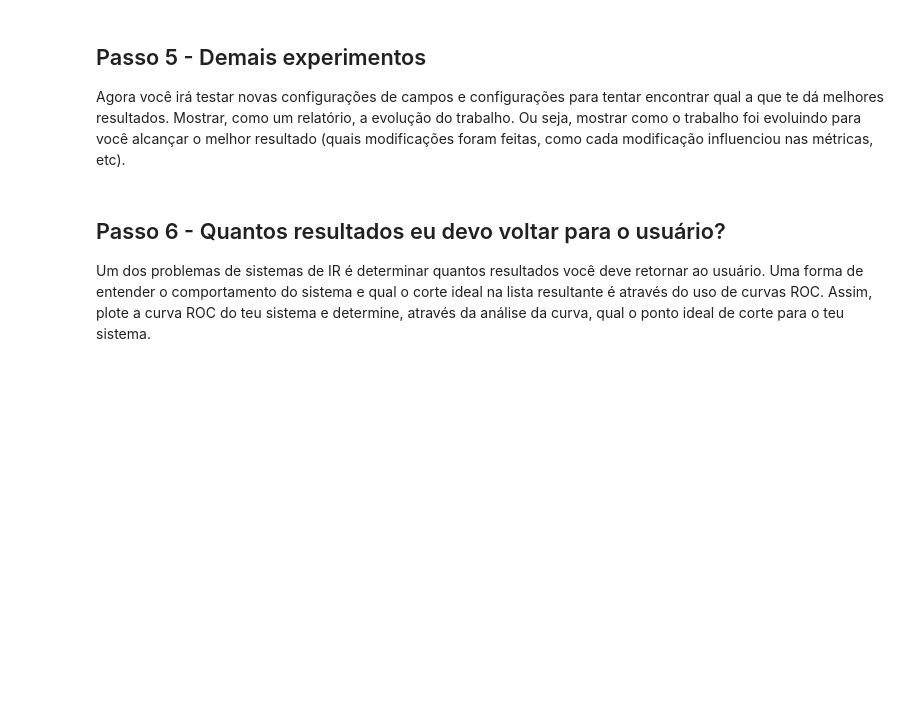
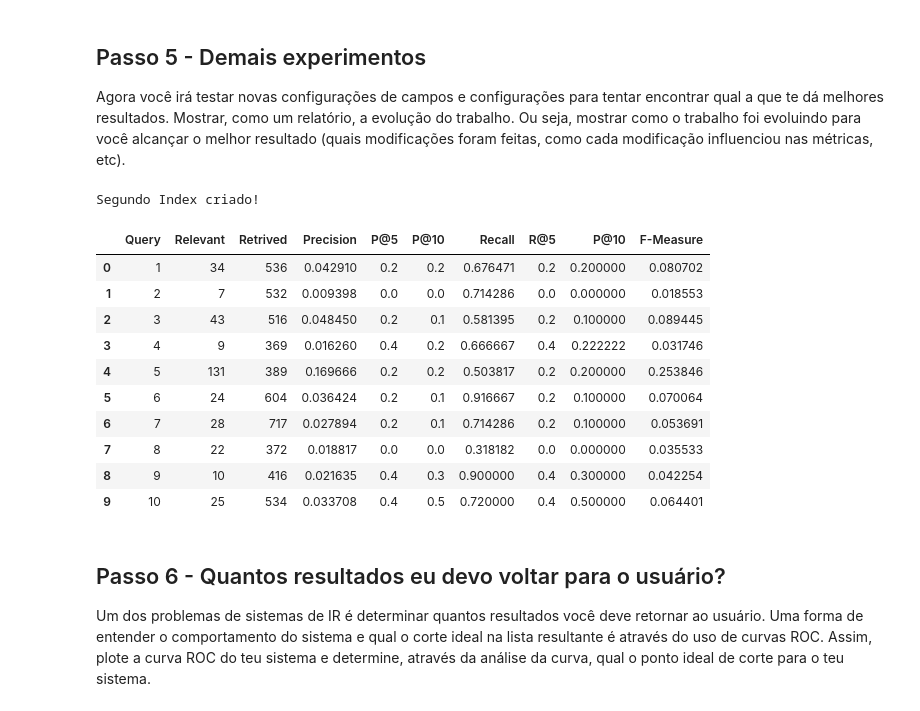
Before and after one commit to BravoNatalie/Avaliando_Sistemas_RI, a Jupyter notebook: Trabalho 3 - Avaliando sistemas de IR.ipynb, the cells around one changed output. Cells and saved outputs as stored; diff of their text form; code cells hidden in the pictures; blank space fills up the shorter version.

```diff
--- a/Trabalho 3 - Avaliando sistemas de IR.ipynb
+++ b/Trabalho 3 - Avaliando sistemas de IR.ipynb
@@ -490,3 +496,42 @@ Agora você irá testar novas configurações de campos e configurações para t
+# %%
+from whoosh.analysis import StemmingAnalyzer,StandardAnalyzer
+from nltk.corpus import stopwords
+
+sw = stopwords.words("english")
+ana =  StemmingAnalyzer(stoplist=sw)
+
+schema2 = Schema(pn=ID(stored=True), #paper_number
+                rn=NUMERIC(stored=True), #record_number
+                ti=TEXT(analyzer=ana,stored=True), #title
+                mj=KEYWORD(stored=True, scorable=True), #major_subjects
+                mn=KEYWORD(stored=True, scorable=True), #minor_subjects
+                ab=TEXT(analyzer=ana,stored=True), #abstract or extract
+                )
+
+
+writeInIndex("index2", schema2) #creating second index
+print("Segundo Index criado!")
+# %% [output]
+Segundo Index criado!
+# %%
+queryTest2 = []
+queryTest2 = storeQueryResult(queryTest2, schema)
+
+analysis(queryFile, queryTest2)
+col = ['Query','Relevant', 'Retrived', 'Precision', 'P@5','P@10','Recall','R@5','P@10', 'F-Measure']
+pd.DataFrame(analysisMatrix[0:10], columns=col)
+# %% [output]
+|  | Query | Relevant | Retrived | Precision | P@5 | P@10 | Recall | R@5 | P@10 | F-Measure |
+| 0 | 1 | 34 | 536 | 0.042910 | 0.2 | 0.2 | 0.676471 | 0.2 | 0.200000 | 0.080702 |
+| 1 | 2 | 7 | 532 | 0.009398 | 0.0 | 0.0 | 0.714286 | 0.0 | 0.000000 | 0.018553 |
+| 2 | 3 | 43 | 516 | 0.048450 | 0.2 | 0.1 | 0.581395 | 0.2 | 0.100000 | 0.089445 |
+| 3 | 4 | 9 | 369 | 0.016260 | 0.4 | 0.2 | 0.666667 | 0.4 | 0.222222 | 0.031746 |
+| 4 | 5 | 131 | 389 | 0.169666 | 0.2 | 0.2 | 0.503817 | 0.2 | 0.200000 | 0.253846 |
+| 5 | 6 | 24 | 604 | 0.036424 | 0.2 | 0.1 | 0.916667 | 0.2 | 0.100000 | 0.070064 |
+| 6 | 7 | 28 | 717 | 0.027894 | 0.2 | 0.1 | 0.714286 | 0.2 | 0.100000 | 0.053691 |
+| 7 | 8 | 22 | 372 | 0.018817 | 0.0 | 0.0 | 0.318182 | 0.0 | 0.000000 | 0.035533 |
+| 8 | 9 | 10 | 416 | 0.021635 | 0.4 | 0.3 | 0.900000 | 0.4 | 0.300000 | 0.042254 |
+| 9 | 10 | 25 | 534 | 0.033708 | 0.4 | 0.5 | 0.720000 | 0.4 | 0.500000 | 0.064401 |
 # %% [markdown]
 ## Passo 6 - Quantos resultados eu devo voltar para o usuário?
 
```
Also changed, not shown: parts of 4 cells of this notebook, 6 other files.
